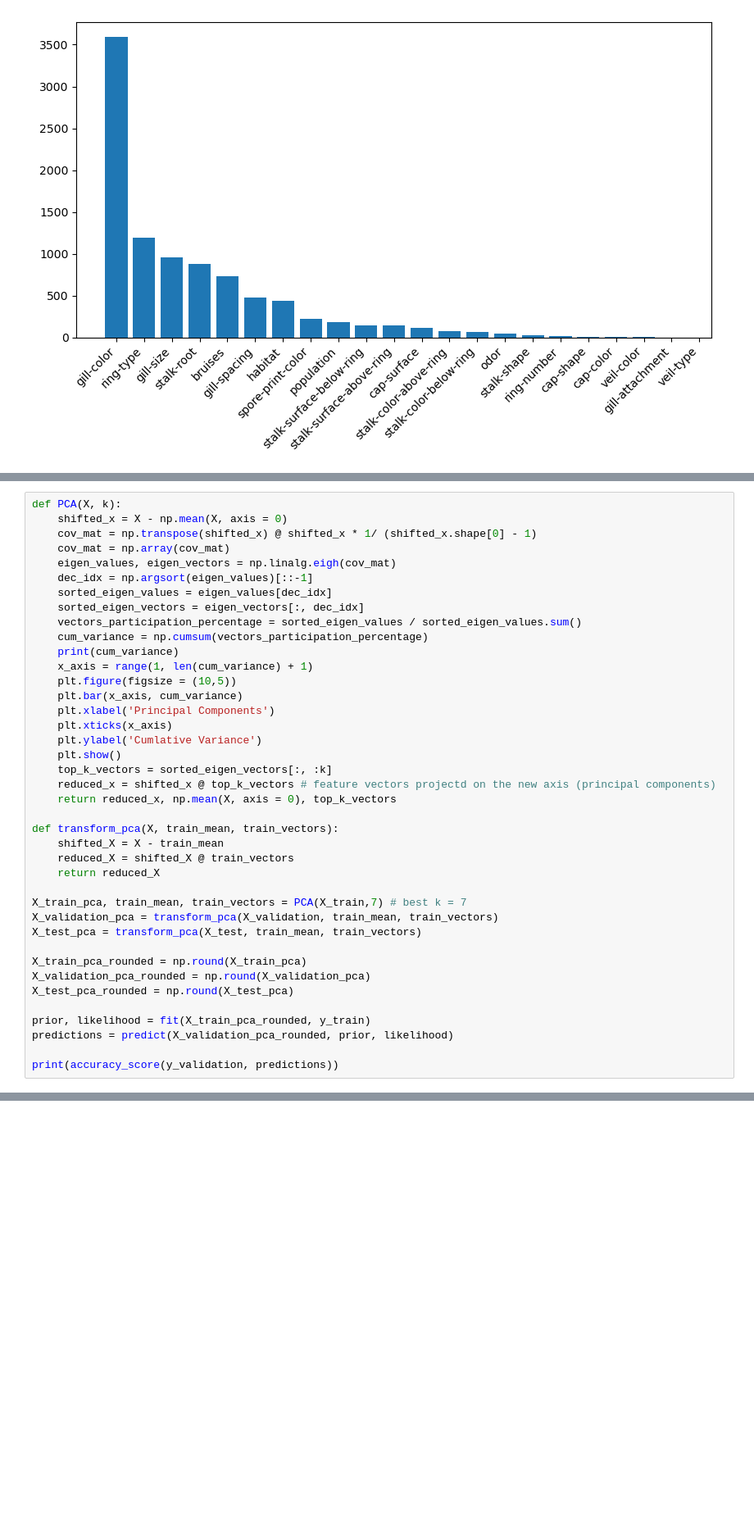
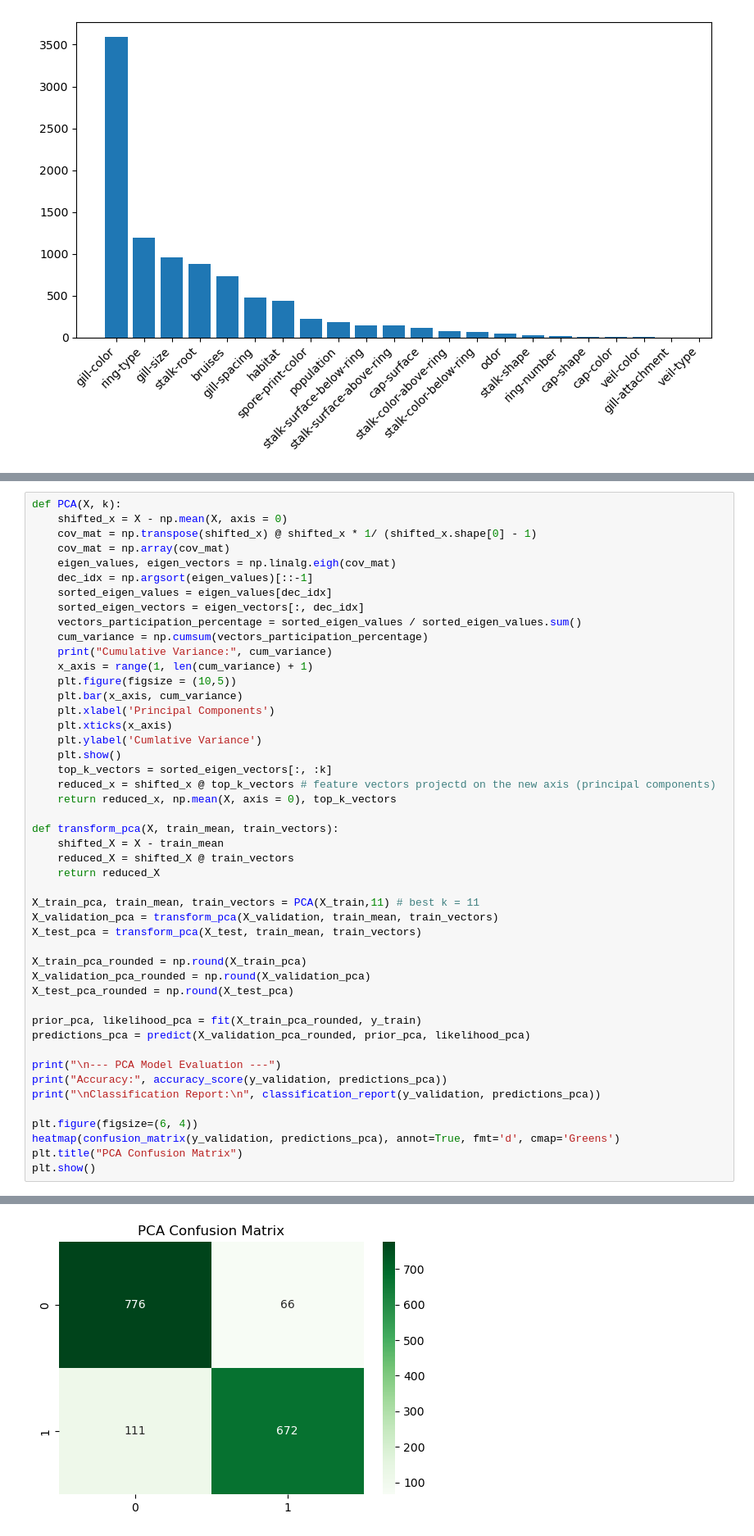
Before and after one commit to Mohamed-Ehab-Sabry/ml-mushroom-breast-cancer-classifier, a Jupyter notebook: CategoricalNB.ipynb, the cells around one changed output, grey strips where cells are left out. Shown at 82% size. Cells and saved outputs as stored; diff of their text form; blank space fills up the shorter version.

```diff
--- a/CategoricalNB.ipynb
+++ b/CategoricalNB.ipynb
@@ -191,7 +259,7 @@ def PCA(X, k):
     sorted_eigen_vectors = eigen_vectors[:, dec_idx]
     vectors_participation_percentage = sorted_eigen_values / sorted_eigen_values.sum()
     cum_variance = np.cumsum(vectors_participation_percentage)
-    print(cum_variance)
+    print("Cumulative Variance:", cum_variance)
     x_axis = range(1, len(cum_variance) + 1)
     plt.figure(figsize = (10,5))
     plt.bar(x_axis, cum_variance)
@@ -208,7 +276,7 @@ def transform_pca(X, train_mean, train_vectors):
     reduced_X = shifted_X @ train_vectors
     return reduced_X
 
-X_train_pca, train_mean, train_vectors = PCA(X_train,7) # best k = 7
+X_train_pca, train_mean, train_vectors = PCA(X_train,11) # best k = 11
 X_validation_pca = transform_pca(X_validation, train_mean, train_vectors)
 X_test_pca = transform_pca(X_test, train_mean, train_vectors)
 
@@ -216,8 +284,15 @@ X_train_pca_rounded = np.round(X_train_pca)
 X_validation_pca_rounded = np.round(X_validation_pca)
 X_test_pca_rounded = np.round(X_test_pca)
 
-prior, likelihood = fit(X_train_pca_rounded, y_train)
-predictions = predict(X_validation_pca_rounded, prior, likelihood)
+prior_pca, likelihood_pca = fit(X_train_pca_rounded, y_train)
+predictions_pca = predict(X_validation_pca_rounded, prior_pca, likelihood_pca)
 
-print(accuracy_score(y_validation, predictions))
+print("\n--- PCA Model Evaluation ---")
+print("Accuracy:", accuracy_score(y_validation, predictions_pca))
+print("\nClassification Report:\n", classification_report(y_validation, predictions_pca))
+
+plt.figure(figsize=(6, 4))
+heatmap(confusion_matrix(y_validation, predictions_pca), annot=True, fmt='d', cmap='Greens')
+plt.title("PCA Confusion Matrix")
+plt.show()
 # %% [output]
@@ -229,0 +316 @@ print(accuracy_score(y_validation, predictions))
+[figure, added]
```
Also changed, not shown: parts of 11 cells of this notebook.
